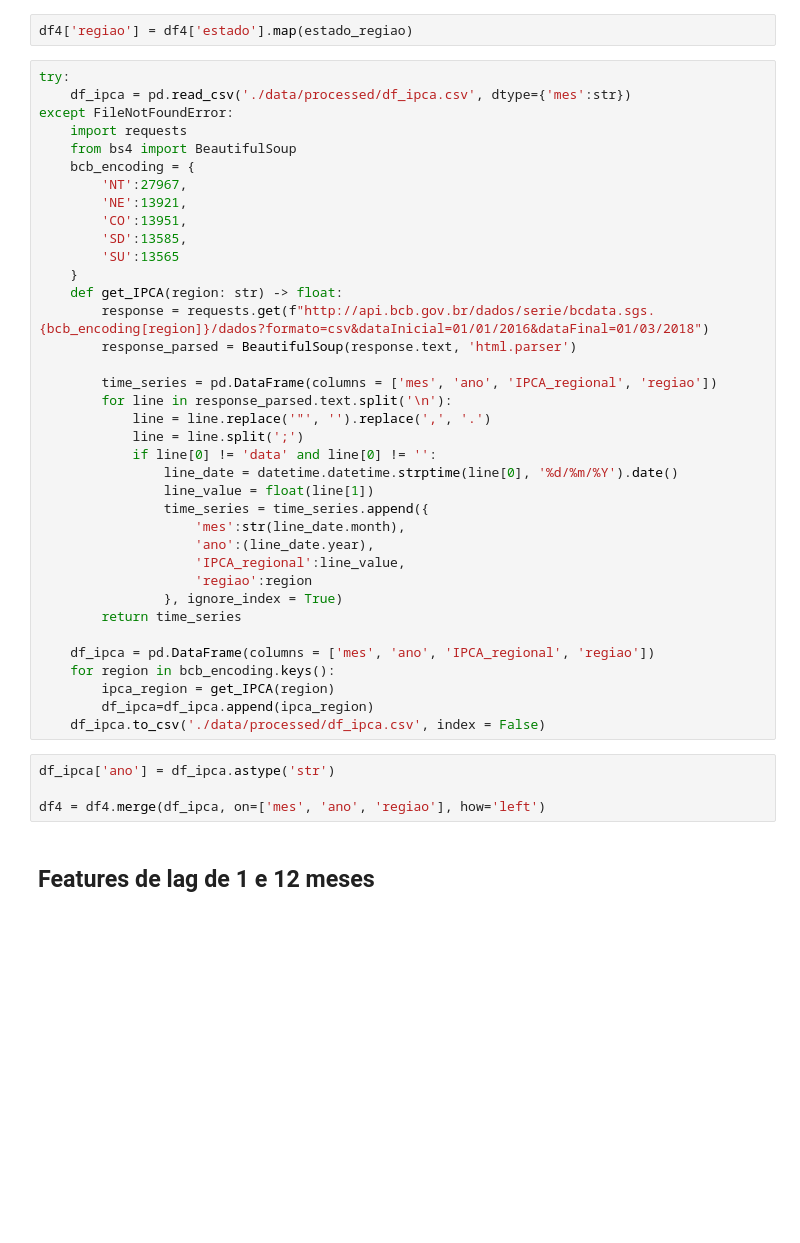
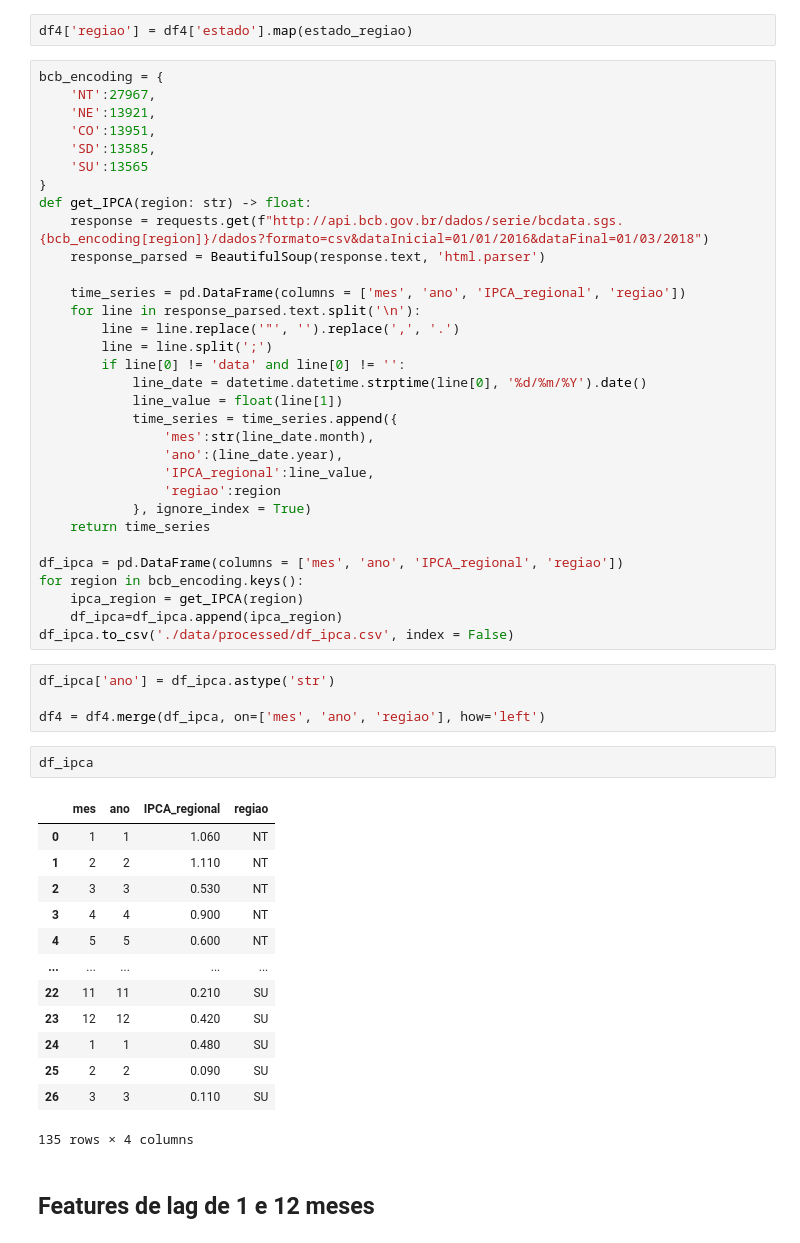
Before and after one commit to lucas-hattori-costa/Hackathon, a Jupyter notebook: Hackathon Big Data.ipynb, the cells around one changed output. Cells and saved outputs as stored; diff of their text form; blank space fills up the shorter version.

```diff
--- a/Hackathon Big Data.ipynb
+++ b/Hackathon Big Data.ipynb
@@ -917,46 +907,57 @@ df4.isna().sum().sum()
 # %%
 df4['regiao'] = df4['estado'].map(estado_regiao)
 # %%
-try:
-    df_ipca = pd.read_csv('./data/processed/df_ipca.csv', dtype={'mes':str})
-except FileNotFoundError:
-    import requests
-    from bs4 import BeautifulSoup
-    bcb_encoding = {
-        'NT':27967,
-        'NE':13921,
-        'CO':13951,
-        'SD':13585,
-        'SU':13565
-    }
-    def get_IPCA(region: str) -> float:
-        response = requests.get(f"http://api.bcb.gov.br/dados/serie/bcdata.sgs.{bcb_encoding[region]}/dados?formato=csv&dataInicial=01/01/2016&dataFinal=01/03/2018")
-        response_parsed = BeautifulSoup(response.text, 'html.parser')
+bcb_encoding = {
+    'NT':27967,
+    'NE':13921,
+    'CO':13951,
+    'SD':13585,
+    'SU':13565
+}
+def get_IPCA(region: str) -> float:
+    response = requests.get(f"http://api.bcb.gov.br/dados/serie/bcdata.sgs.{bcb_encoding[region]}/dados?formato=csv&dataInicial=01/01/2016&dataFinal=01/03/2018")
+    response_parsed = BeautifulSoup(response.text, 'html.parser')
 
-        time_series = pd.DataFrame(columns = ['mes', 'ano', 'IPCA_regional', 'regiao'])
-        for line in response_parsed.text.split('\n'):
-            line = line.replace('"', '').replace(',', '.')
-            line = line.split(';')
-            if line[0] != 'data' and line[0] != '':
-                line_date = datetime.datetime.strptime(line[0], '%d/%m/%Y').date()
-                line_value = float(line[1])
-                time_series = time_series.append({
-                    'mes':str(line_date.month),
-                    'ano':(line_date.year),
-                    'IPCA_regional':line_value,
-                    'regiao':region
-                }, ignore_index = True)
-        return time_series
+    time_series = pd.DataFrame(columns = ['mes', 'ano', 'IPCA_regional', 'regiao'])
+    for line in response_parsed.text.split('\n'):
+        line = line.replace('"', '').replace(',', '.')
+        line = line.split(';')
+        if line[0] != 'data' and line[0] != '':
+            line_date = datetime.datetime.strptime(line[0], '%d/%m/%Y').date()
+            line_value = float(line[1])
+            time_series = time_series.append({
+                'mes':str(line_date.month),
+                'ano':(line_date.year),
+                'IPCA_regional':line_value,
+                'regiao':region
+            }, ignore_index = True)
+    return time_series
 
-    df_ipca = pd.DataFrame(columns = ['mes', 'ano', 'IPCA_regional', 'regiao'])
-    for region in bcb_encoding.keys():
-        ipca_region = get_IPCA(region)
-        df_ipca=df_ipca.append(ipca_region)
-    df_ipca.to_csv('./data/processed/df_ipca.csv', index = False)
+df_ipca = pd.DataFrame(columns = ['mes', 'ano', 'IPCA_regional', 'regiao'])
+for region in bcb_encoding.keys():
+    ipca_region = get_IPCA(region)
+    df_ipca=df_ipca.append(ipca_region)
+df_ipca.to_csv('./data/processed/df_ipca.csv', index = False)
 # %%
 df_ipca['ano'] = df_ipca.astype('str')
 
 df4 = df4.merge(df_ipca, on=['mes', 'ano', 'regiao'], how='left')
+# %%
+df_ipca
+# %% [output]
+|  | mes | ano | IPCA_regional | regiao |
+| 0 | 1 | 1 | 1.060 | NT |
+| 1 | 2 | 2 | 1.110 | NT |
+| 2 | 3 | 3 | 0.530 | NT |
+| 3 | 4 | 4 | 0.900 | NT |
+| 4 | 5 | 5 | 0.600 | NT |
+| ... | ... | ... | ... | ... |
+| 22 | 11 | 11 | 0.210 | SU |
+| 23 | 12 | 12 | 0.420 | SU |
+| 24 | 1 | 1 | 0.480 | SU |
+| 25 | 2 | 2 | 0.090 | SU |
+| 26 | 3 | 3 | 0.110 | SU |
+135 rows × 4 columns
 # %% [markdown]
 ## Features de lag de 1 e 12 meses
 # %%
```
Also changed, not shown: parts of 39 cells of this notebook.
